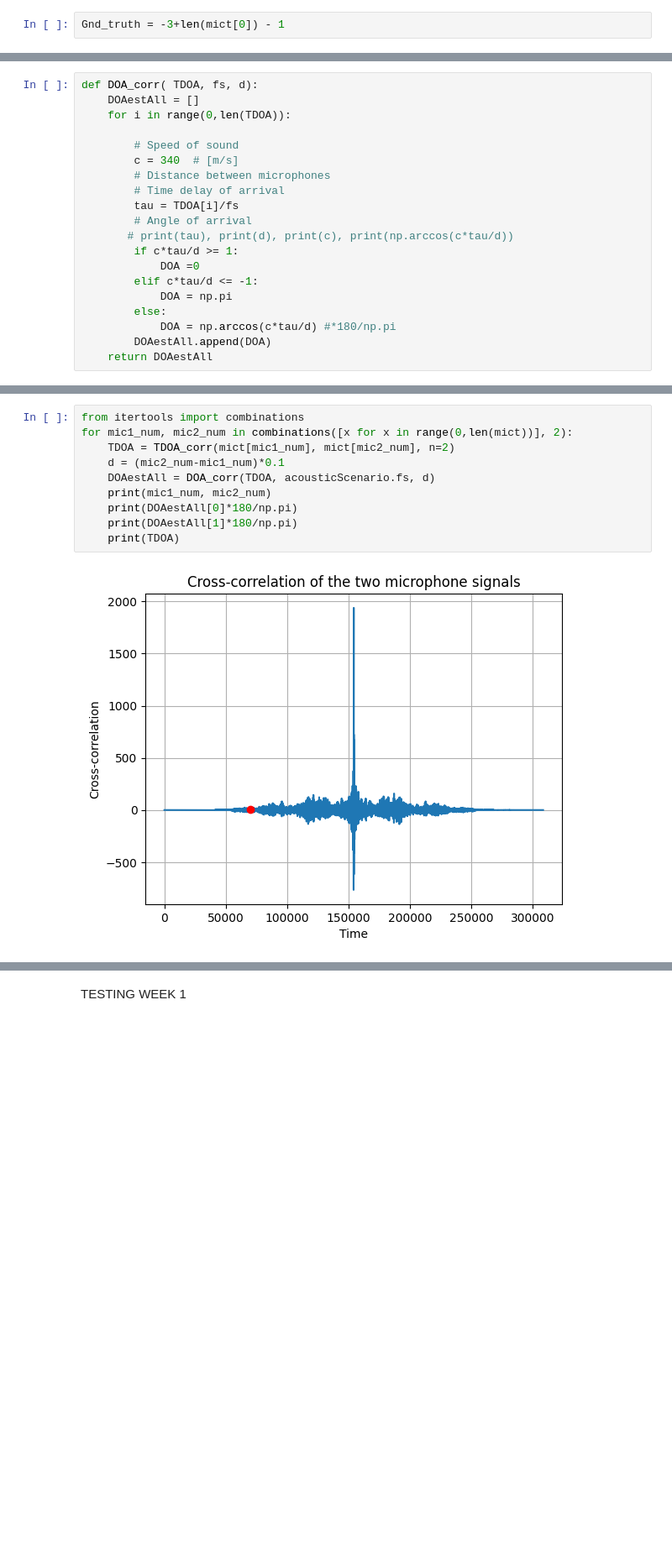
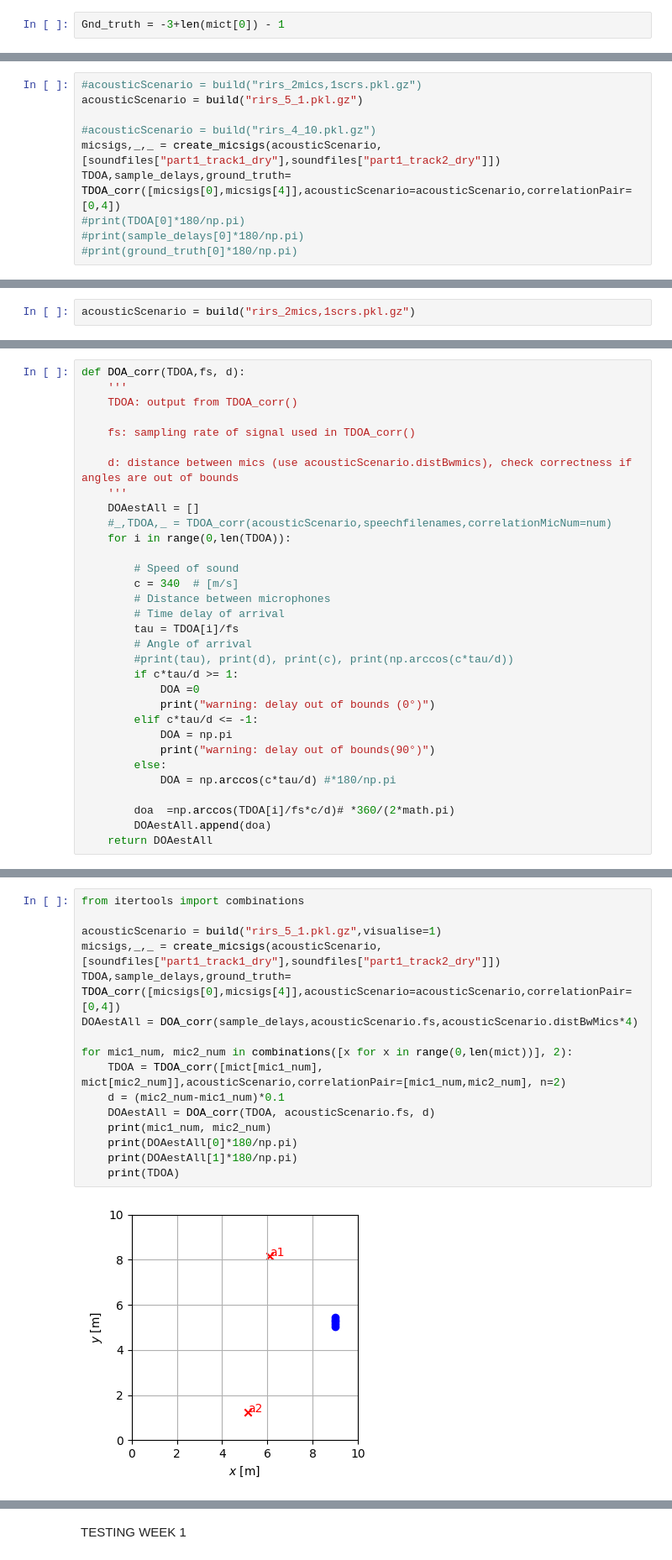
Before and after one commit to ItzAzoron/Signal_Processing_Project, a Jupyter notebook: notebook_skeleton.ipynb, the cells around one changed output, grey strips where cells are left out. Shown at 84% size. Saved outputs shown, nothing was run; the diff lists cells and outputs as text; blank space fills up the shorter version.

```diff
--- a/notebook_skeleton.ipynb
+++ b/notebook_skeleton.ipynb
@@ -231,0 +365,10 @@ print(TDOA)
+# %%
+#acousticScenario = build("rirs_2mics,1scrs.pkl.gz")
+acousticScenario = build("rirs_5_1.pkl.gz")
+
+#acousticScenario = build("rirs_4_10.pkl.gz")
+micsigs,_,_ = create_micsigs(acousticScenario,[soundfiles["part1_track1_dry"],soundfiles["part1_track2_dry"]])
+TDOA,sample_delays,ground_truth= TDOA_corr([micsigs[0],micsigs[4]],acousticScenario=acousticScenario,correlationPair=[0,4])
+#print(TDOA[0]*180/np.pi)
+#print(sample_delays[0]*180/np.pi)
+#print(ground_truth[0]*180/np.pi)
@@ -231,0 +384,2 @@ print(TDOA)
+# %%
+acousticScenario = build("rirs_2mics,1scrs.pkl.gz")
@@ -232,6 +388,14 @@ print(TDOA)
 # %%
-def DOA_corr( TDOA, fs, d):
+def DOA_corr(TDOA,fs, d):
+    '''
+    TDOA: output from TDOA_corr()
+
+    fs: sampling rate of signal used in TDOA_corr()
+
+    d: distance between mics (use acousticScenario.distBwmics), check correctness if angles are out of bounds
+    '''
     DOAestAll = []
+    #_,TDOA,_ = TDOA_corr(acousticScenario,speechfilenames,correlationMicNum=num)
     for i in range(0,len(TDOA)):
 
         # Speed of sound
@@ -240,12 +404,16 @@ def DOA_corr( TDOA, fs, d):
         # Time delay of arrival
         tau = TDOA[i]/fs
         # Angle of arrival
-       # print(tau), print(d), print(c), print(np.arccos(c*tau/d))
+        #print(tau), print(d), print(c), print(np.arccos(c*tau/d))
         if c*tau/d >= 1:
             DOA =0
+            print("warning: delay out of bounds (0°)")
         elif c*tau/d <= -1:
             DOA = np.pi
+            print("warning: delay out of bounds(90°)")
         else:
             DOA = np.arccos(c*tau/d) #*180/np.pi
-        DOAestAll.append(DOA)
+
+        doa  =np.arccos(TDOA[i]/fs*c/d)# *360/(2*math.pi)
+        DOAestAll.append(doa)
     return DOAestAll
@@ -272,12 +462,18 @@ Target DOAs estimate error(s): [-88.5] deg.
 # %%
 from itertools import combinations
+
+acousticScenario = build("rirs_5_1.pkl.gz",visualise=1)
+micsigs,_,_ = create_micsigs(acousticScenario,[soundfiles["part1_track1_dry"],soundfiles["part1_track2_dry"]])
+TDOA,sample_delays,ground_truth= TDOA_corr([micsigs[0],micsigs[4]],acousticScenario=acousticScenario,correlationPair=[0,4])
+DOAestAll = DOA_corr(sample_delays,acousticScenario.fs,acousticScenario.distBwMics*4)
+
 for mic1_num, mic2_num in combinations([x for x in range(0,len(mict))], 2):
-    TDOA = TDOA_corr(mict[mic1_num], mict[mic2_num], n=2)
+    TDOA = TDOA_corr([mict[mic1_num], mict[mic2_num]],acousticScenario,correlationPair=[mic1_num,mic2_num], n=2)
     d = (mic2_num-mic1_num)*0.1
     DOAestAll = DOA_corr(TDOA, acousticScenario.fs, d)
     print(mic1_num, mic2_num)
     print(DOAestAll[0]*180/np.pi)
     print(DOAestAll[1]*180/np.pi)
     print(TDOA)
 # %% [output]
-[figure, old version]
+[figure, new version]
```
Also changed, not shown: parts of 34 cells of this notebook, 3 other files.
